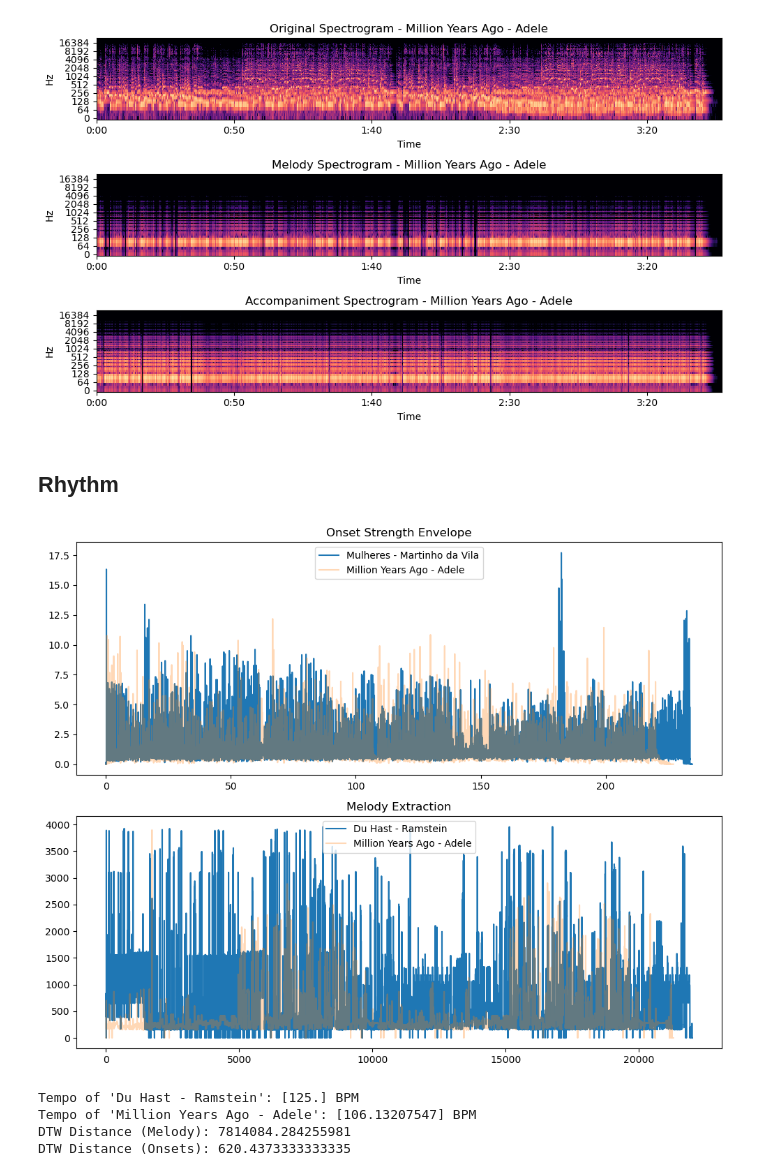
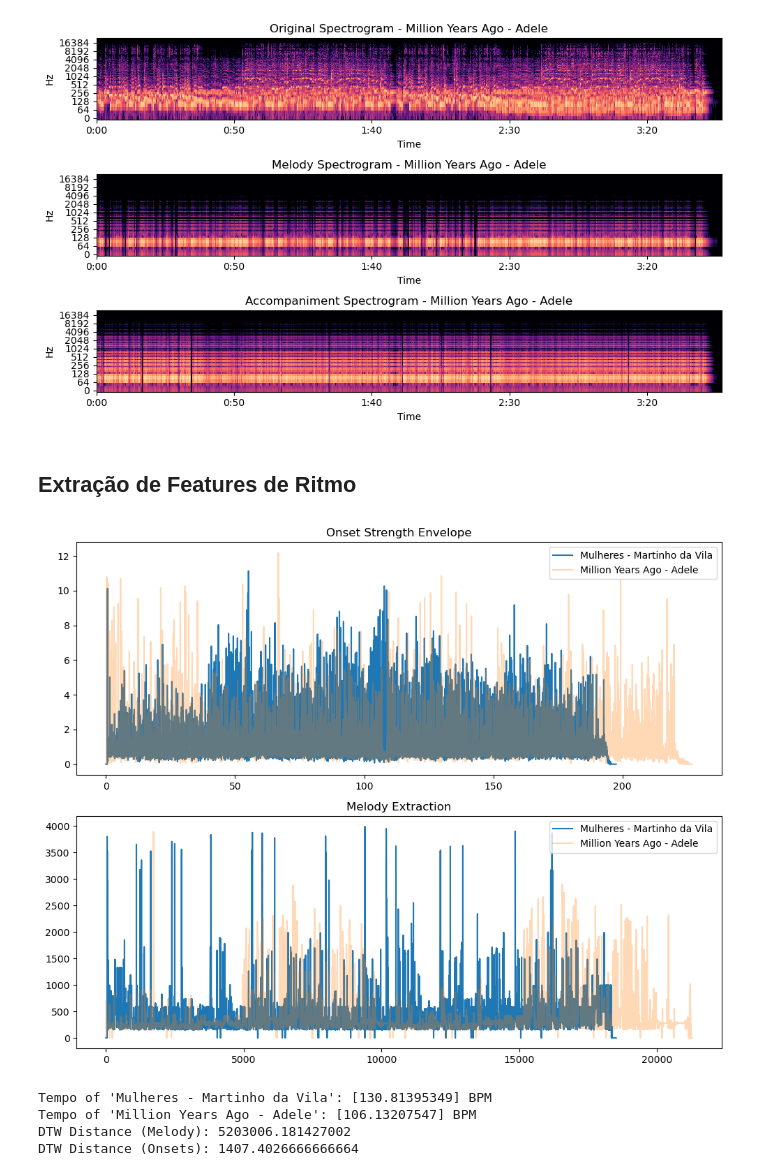
Before and after one commit to vanessaolivatto/music-analysis, a Jupyter notebook: acoustic_characteristics.ipynb, the cells around one changed output. Cells and saved outputs as stored; diff of their text form; code cells hidden in the pictures.

```diff
--- a/acoustic_characteristics.ipynb
+++ b/acoustic_characteristics.ipynb
@@ -10,6 +15,9 @@ from sklearn.decomposition import NMF
 # %%
-#audio_1, sr_1 = librosa.load("Martinho_da_Vila_Mulheres.mp3", sr=None)
-audio_1, sr_1 = librosa.load("Ramstein_Du_Hast.mp3", sr=None)
+audio_1, sr_1 = librosa.load("Martinho_da_Vila_Mulheres.mp3", sr=None)
+#audio_1, sr_1 = librosa.load("Ramstein_Du_Hast.mp3", sr=None)
 audio_2, sr_2 = librosa.load('Million_Years_Ago.mp3', sr=None)
-name_1 = "Du Hast - Ramstein"
+#audio_2, sr_2 = librosa.load('Mulheres_Zeca_Pagodinho.mp3', sr=None)
+#name_1 = "Du Hast - Ramstein"
+name_1 = "Mulheres - Martinho da Vila"
 name_2 = "Million Years Ago - Adele"
+#name_2 = 'Mulheres - Zeca Pagodinho'
@@ -282,18 +250,9 @@ plt.tight_layout()
 plt.show()
 # %% [output]
 [figure]
-# %% [markdown]
-## Rhythm
+# %% [markdown]
+## Extração de Features de Ritmo
 # %%
-import librosa
-import librosa.display
-import numpy as np
-import matplotlib.pyplot as plt
-from scipy.spatial.distance import euclidean
-from fastdtw import fastdtw
-
-
-
 # Onset Detection
 def detect_onsets(y, sr):
     onset_env = librosa.onset.onset_strength(y=y, sr=sr)
@@ -339,38 +298,37 @@ def compute_dtw(sequence_1, sequence_2):
 
     # Perform DTW calculation
     distance, path = fastdtw(sequence_1, sequence_2, dist=euclidean)
     return distance, path
 
 
 dtw_melody_distance, melody_path = compute_dtw(melody_1, melody_2)
 dtw_onset_distance, onset_path = compute_dtw(onset_times_1, onset_times_2)
 
-# Visualization
 fig, ax = plt.subplots(2, 1, figsize=(10, 8))
 
 # Plot Onset Strengths
-ax[0].plot(librosa.times_like(onset_env_1, sr=sr_1), onset_env_1, label="Mulheres - Martinho da Vila")
-ax[0].plot(librosa.times_like(onset_env_2, sr=sr_2), onset_env_2, label="Million Years Ago - Adele", alpha=0.3)
+ax[0].plot(librosa.times_like(onset_env_1, sr=sr_1), onset_env_1, label=f"{name_1}")
+ax[0].plot(librosa.times_like(onset_env_2, sr=sr_2), onset_env_2, label=f"{name_2}", alpha=0.3)
 ax[0].set_title("Onset Strength Envelope")
 ax[0].legend()
 
 # Plot Melody Comparison
 ax[1].plot(melody_1, label=f"{name_1}")
 ax[1].plot(melody_2, label=f"{name_2}", alpha=0.3)
 ax[1].set_title("Melody Extraction")
 ax[1].legend()
 
 plt.tight_layout()
 plt.show()
 
 # Results
 print(f"Tempo of '{name_1}':", tempo_1, "BPM")
 print(f"Tempo of '{name_2}':", tempo_2, "BPM")
 print("DTW Distance (Melody):", dtw_melody_distance)
 print("DTW Distance (Onsets):", dtw_onset_distance)
 # %% [output]
-[figure, old version]
+[figure, new version]
-Tempo of 'Du Hast - Ramstein': [125.] BPM
+Tempo of 'Mulheres - Martinho da Vila': [130.81395349] BPM
 Tempo of 'Million Years Ago - Adele': [106.13207547] BPM
-DTW Distance (Melody): 7814084.284255981
-DTW Distance (Onsets): 620.4373333333335
+DTW Distance (Melody): 5203006.181427002
+DTW Distance (Onsets): 1407.4026666666664
```
Also changed, not shown: parts of 15 cells of this notebook.
